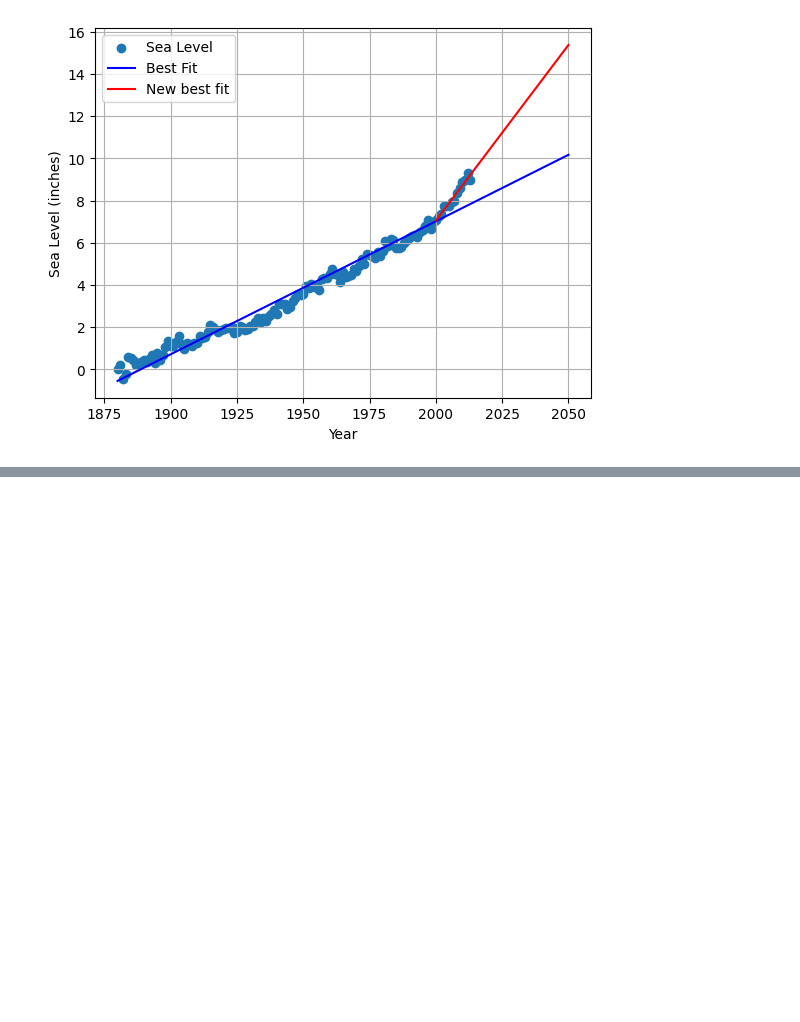
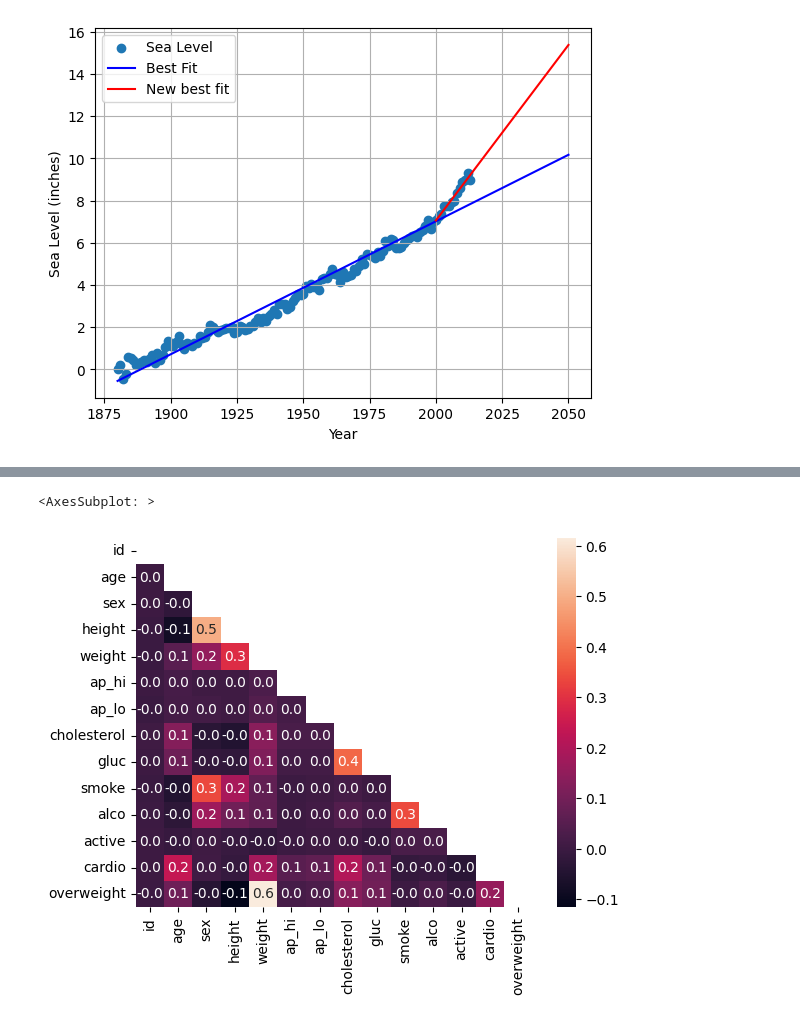
Before and after one commit to Braxion06/FreeCodeCamp---Data-Analysis-Projects, a Jupyter notebook: ad_hoc_testing.ipynb, the cells around one changed output, grey strips where cells are left out. Saved outputs shown, nothing was run; the diff lists cells and outputs as text; code cells hidden in the pictures; blank space fills up the shorter version.

```diff
--- a/ad_hoc_testing.ipynb
+++ b/ad_hoc_testing.ipynb
@@ -470,0 +570,10 @@ Length: 135, dtype: int64
+# %%
+# Clean the data
+filtered_df_health = df_health.loc[
+                    (df_health['ap_lo'] <= df_health['ap_hi']) |
+                    (df_health['height'] >= df_health['height'].quantile(0.025)) |
+                    (df_health['height'] < df_health['height'].quantile(0.975)) |
+                    (df_health['weight'] > df_health['weight'].quantile(0.025)) |
+                    (df_health['weight'] < df_health['weight'].quantile(0.975))]
+filtered_df_health = filtered_df_health.drop(columns=['bmi'])
+filtered_df_health.head()
@@ -470,0 +587,13 @@ Length: 135, dtype: int64
+# %%
+# compute the correlation
+corr = filtered_df_health.corr()
+# %%
+# Mask the upper triangle
+mask = np.triu(np.ones_like(filtered_df_health.corr(), dtype=bool))
+# %%
+# Plot the heatmap
+fig, ax = plt.subplots()
+sns.heatmap(corr, annot=True, mask= mask, fmt= '.1f')
+# %% [output]
+<AxesSubplot: >
+[figure, added]
```
Also changed, not shown: parts of 14 cells of this notebook, 1 other file.
